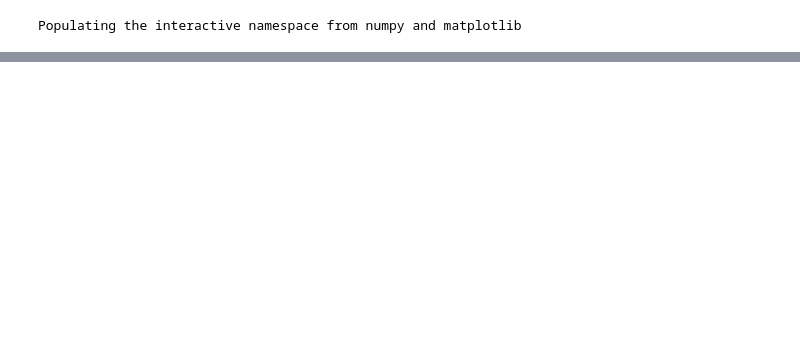
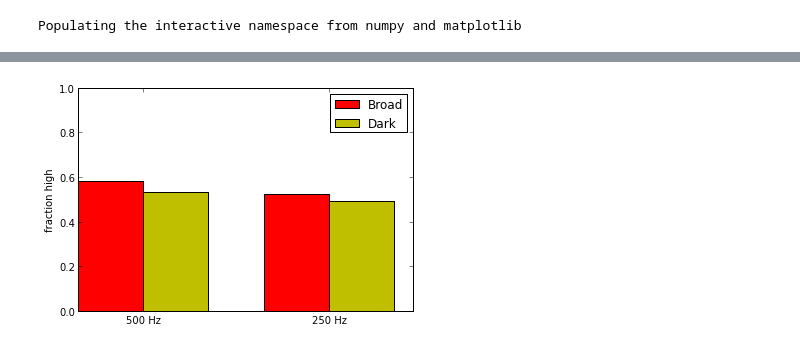
Before and after one commit to vincentadam87/pitch_experiment, a Jupyter notebook: Code/notebooks/Test_data_analysis.ipynb, the cells around one changed output, grey strips where cells are left out. Cells and saved outputs as stored; diff of their text form; code cells hidden in the pictures; blank space fills up the shorter version.

```diff
--- a/Code/notebooks/Test_data_analysis.ipynb
+++ b/Code/notebooks/Test_data_analysis.ipynb
@@ -79,0 +123,24 @@ False
+# %%
+import numpy as np
+import matplotlib.pyplot as plt
+
+
+N = 2
+ind = np.arange(N)  # the x locations for the groups
+width = 0.35       # the width of the bars
+
+hctf250m = accuracy_hct[[0,2]]
+hctf500m = accuracy_hct[[1,3]]
+
+fig, ax = plt.subplots()
+rects1 = ax.bar(ind, hctf500m, width, color='r')#, yerr=hctf500std)
+rects2 = ax.bar(ind+width, hctf250m, width, color='y')#, yerr=hctf250std)
+ax.set_ylabel('fraction high')
+ax.set_xticks(ind+width)
+ax.set_xticklabels( ('500 Hz', '250 Hz') )
+ax.legend( (rects1[0], rects2[0]), ('Broad', 'Dark') )
+
+plt.ylim(0,1)
+plt.show()
+# %% [output]
+[figure, added]
```
Also changed, not shown: parts of 10 cells of this notebook, 2 other files.
